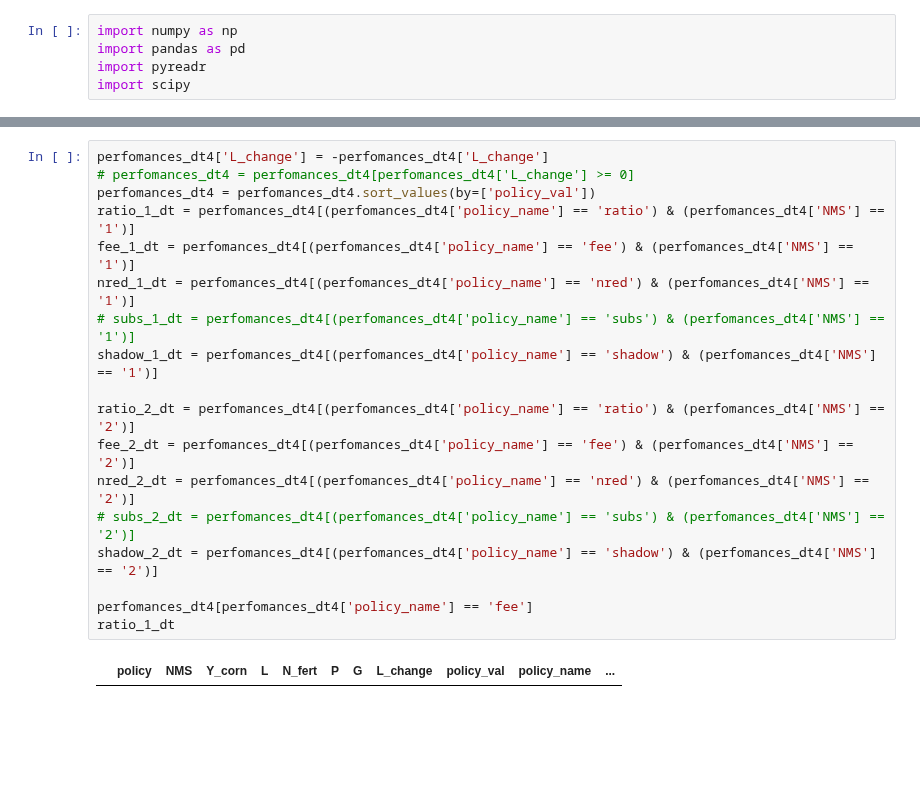
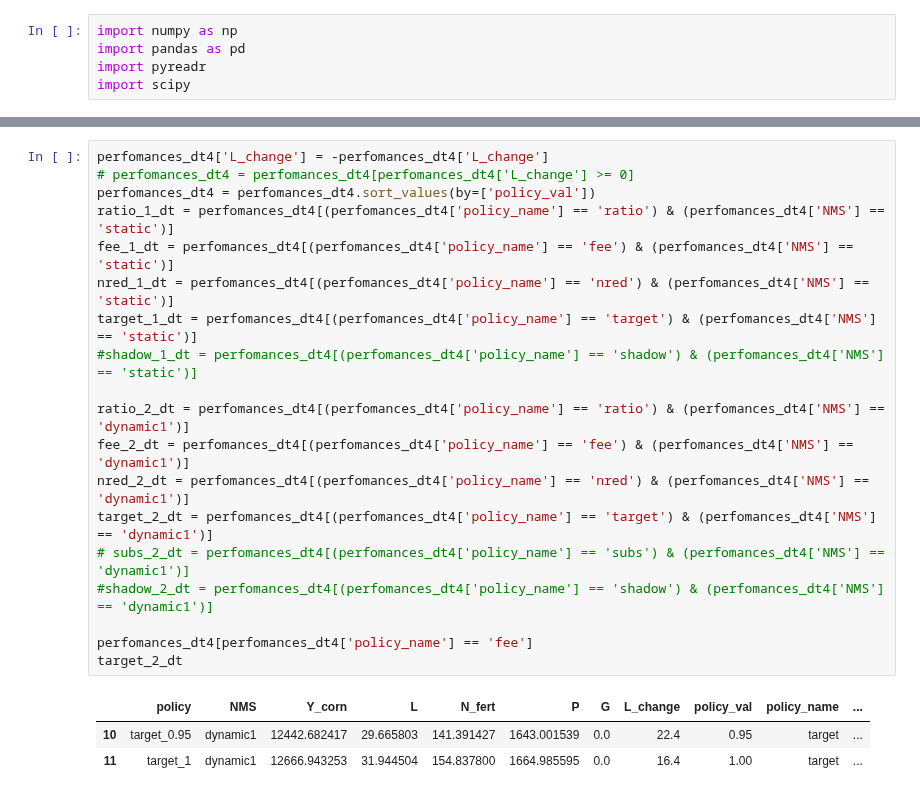
Before and after one commit to germanmandrini/n_policy, a Jupyter notebook: Codes/5e_L_reduction_cost.ipynb, the cells around one changed output, grey strips where cells are left out. Drawn from its saved outputs; the diff is of its cells as text; blank space fills up the shorter version.

```diff
--- a/Codes/5e_L_reduction_cost.ipynb
+++ b/Codes/5e_L_reduction_cost.ipynb
@@ -44,23 +44,26 @@ perfomances_dt4[perfomances_dt4['policy_name'] == 'ratio']
 # %%
 perfomances_dt4['L_change'] = -perfomances_dt4['L_change']
 # perfomances_dt4 = perfomances_dt4[perfomances_dt4['L_change'] >= 0]
 perfomances_dt4 = perfomances_dt4.sort_values(by=['policy_val'])
-ratio_1_dt = perfomances_dt4[(perfomances_dt4['policy_name'] == 'ratio') & (perfomances_dt4['NMS'] == '1')]
-fee_1_dt = perfomances_dt4[(perfomances_dt4['policy_name'] == 'fee') & (perfomances_dt4['NMS'] == '1')]
-nred_1_dt = perfomances_dt4[(perfomances_dt4['policy_name'] == 'nred') & (perfomances_dt4['NMS'] == '1')]
-# subs_1_dt = perfomances_dt4[(perfomances_dt4['policy_name'] == 'subs') & (perfomances_dt4['NMS'] == '1')]
-shadow_1_dt = perfomances_dt4[(perfomances_dt4['policy_name'] == 'shadow') & (perfomances_dt4['NMS'] == '1')]
+ratio_1_dt = perfomances_dt4[(perfomances_dt4['policy_name'] == 'ratio') & (perfomances_dt4['NMS'] == 'static')]
+fee_1_dt = perfomances_dt4[(perfomances_dt4['policy_name'] == 'fee') & (perfomances_dt4['NMS'] == 'static')]
+nred_1_dt = perfomances_dt4[(perfomances_dt4['policy_name'] == 'nred') & (perfomances_dt4['NMS'] == 'static')]
+target_1_dt = perfomances_dt4[(perfomances_dt4['policy_name'] == 'target') & (perfomances_dt4['NMS'] == 'static')]
+#shadow_1_dt = perfomances_dt4[(perfomances_dt4['policy_name'] == 'shadow') & (perfomances_dt4['NMS'] == 'static')]
 
-ratio_2_dt = perfomances_dt4[(perfomances_dt4['policy_name'] == 'ratio') & (perfomances_dt4['NMS'] == '2')]
-fee_2_dt = perfomances_dt4[(perfomances_dt4['policy_name'] == 'fee') & (perfomances_dt4['NMS'] == '2')]
-nred_2_dt = perfomances_dt4[(perfomances_dt4['policy_name'] == 'nred') & (perfomances_dt4['NMS'] == '2')]
-# subs_2_dt = perfomances_dt4[(perfomances_dt4['policy_name'] == 'subs') & (perfomances_dt4['NMS'] == '2')]
-shadow_2_dt = perfomances_dt4[(perfomances_dt4['policy_name'] == 'shadow') & (perfomances_dt4['NMS'] == '2')]
+ratio_2_dt = perfomances_dt4[(perfomances_dt4['policy_name'] == 'ratio') & (perfomances_dt4['NMS'] == 'dynamic1')]
+fee_2_dt = perfomances_dt4[(perfomances_dt4['policy_name'] == 'fee') & (perfomances_dt4['NMS'] == 'dynamic1')]
+nred_2_dt = perfomances_dt4[(perfomances_dt4['policy_name'] == 'nred') & (perfomances_dt4['NMS'] == 'dynamic1')]
+target_2_dt = perfomances_dt4[(perfomances_dt4['policy_name'] == 'target') & (perfomances_dt4['NMS'] == 'dynamic1')]
+# subs_2_dt = perfomances_dt4[(perfomances_dt4['policy_name'] == 'subs') & (perfomances_dt4['NMS'] == 'dynamic1')]
+#shadow_2_dt = perfomances_dt4[(perfomances_dt4['policy_name'] == 'shadow') & (perfomances_dt4['NMS'] == 'dynamic1')]
 
 perfomances_dt4[perfomances_dt4['policy_name'] == 'fee']
-ratio_1_dt
+target_2_dt
 # %% [output]
 |  | policy | NMS | Y_corn | L | N_fert | P | G | L_change | policy_val | policy_name | ... |
+| 10 | target_0.95 | dynamic1 | 12442.682417 | 29.665803 | 141.391427 | 1643.001539 | 0.0 | 22.4 | 0.95 | target | ... |
+| 11 | target_1 | dynamic1 | 12666.943253 | 31.944504 | 154.837800 | 1664.985595 | 0.0 | 16.4 | 1.00 | target | ... |
 # %%
 # libraries
 import matplotlib.pyplot as plt
```
Also changed, not shown: parts of 2 cells of this notebook, 4 other files.
